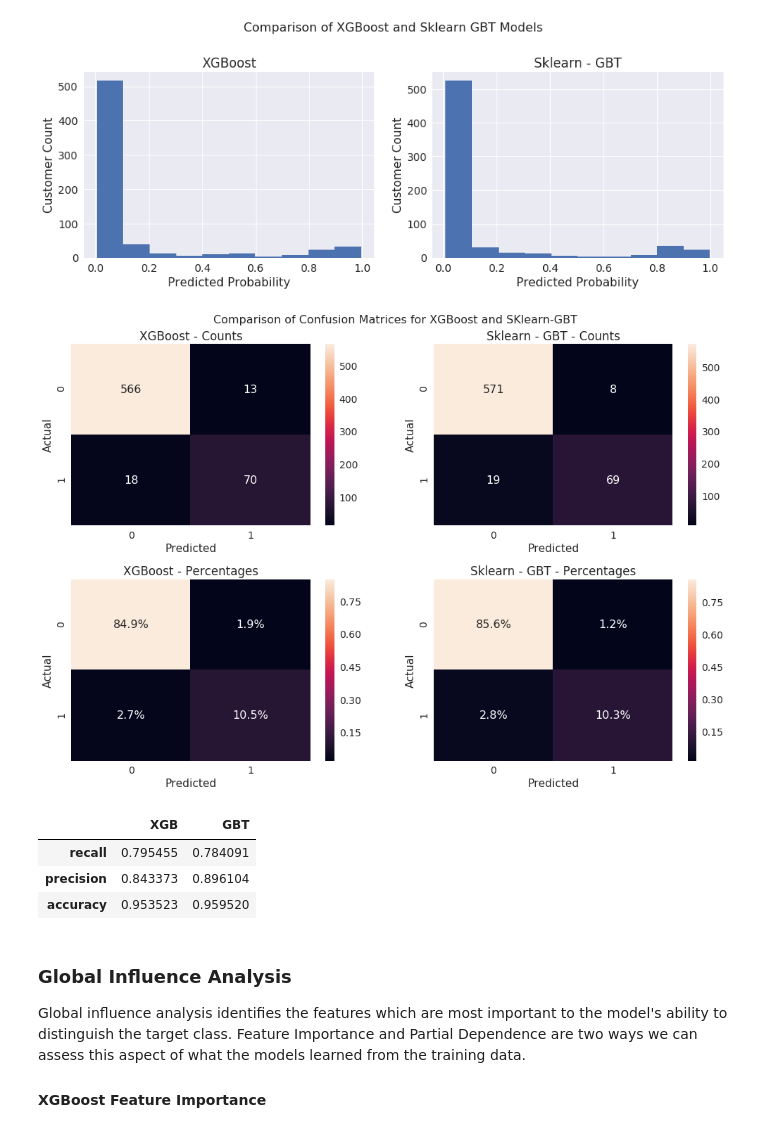
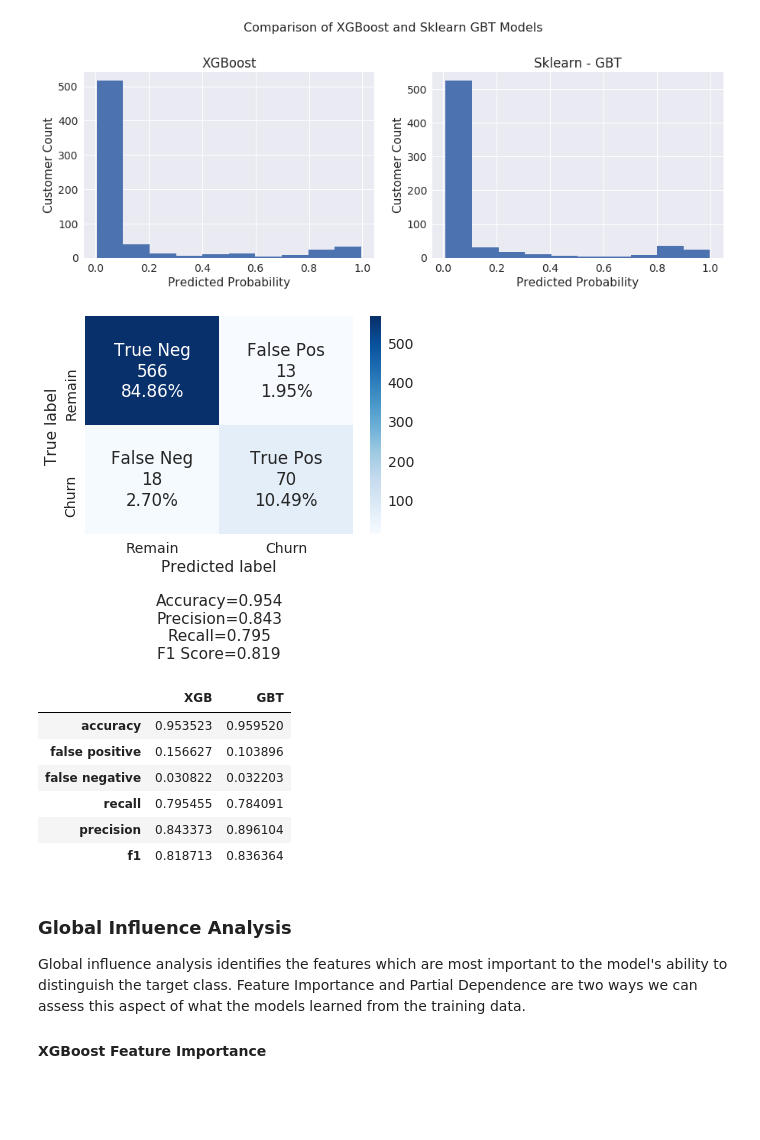
Before and after one commit to mattwinkler/myapplications, a Jupyter notebook: explainable-models/xgboost_customer_churn.ipynb, the cells around one changed output. Drawn from its saved outputs; the diff is of its cells as text; code cells hidden in the pictures; blank space fills up the shorter version.

Commit message:
updated plotting

```diff
--- a/explainable-models/xgboost_customer_churn.ipynb
+++ b/explainable-models/xgboost_customer_churn.ipynb
@@ -387,63 +520,82 @@ plt.show()
 # %%
 from sklearn.metrics import confusion_matrix
 
 sns.set(font_scale=1.4) # for label size
 
-fig, ((ax1, ax2), (ax3, ax4)) = plt.subplots(2, 2, figsize=(15, 10))
-fig.subplots_adjust(top=0.80)
-fig.tight_layout(pad=3.0)
+#fig, ((ax1, ax2), (ax3, ax4)) = plt.subplots(2, 2, figsize=(15, 10))
+#fig.subplots_adjust(top=0.80)
+#fig.tight_layout(pad=3.0)
 
-fig.suptitle('Comparison of Confusion Matrices for XGBoost and SKlearn-GBT', size=16)
+#fig.suptitle('Comparison of Confusion Matrices for XGBoost and SKlearn-GBT', size=16)
 
 xgb_cm = confusion_matrix(y_test, xgb_preds)
 xgb_cm_pct = xgb_cm / xgb_cm.sum()
 
 gbt_cm = confusion_matrix(y_test, gbt_preds)
 gbt_cm_pct = gbt_cm / gbt_cm.sum()
 
-sns.heatmap(xgb_cm, annot=True, annot_kws={"size": 16}, fmt="d", ax=ax1)
-ax1.set_title('XGBoost - Counts')
-ax1.set_xlabel('Predicted')
-ax1.set_ylabel('Actual')
+labels = ['True Neg', 'False Pos', 'False Neg', 'True Pos']
+categories = ['Remain', 'Churn']
 
-sns.heatmap(gbt_cm, annot=True, annot_kws={"size": 16}, fmt="d", ax=ax2)
-ax2.set_title('Sklearn - GBT - Counts')
-ax2.set_xlabel('Predicted')
-ax2.set_ylabel('Actual')
+#sns.heatmap(xgb_cm, group_names=labels, categories=categories, annot=True, annot_kws={"size": 16}, fmt="d", ax=ax1, cmap='Blues')
+#ax1.set_title('XGBoost - Counts')
+#ax1.set_xlabel('Predicted')
+#ax1.set_ylabel('Actual')
 
-sns.heatmap(xgb_cm_pct, annot=True, annot_kws={"size": 16}, fmt=".1%", ax=ax3)
-ax3.set_title('XGBoost - Percentages')
-ax3.set_xlabel('Predicted')
-ax3.set_ylabel('Actual')
+make_confusion_matrix(xgb_cm,
+                      group_names=labels,
+                      categories=categories,
+                      cmap='Blues')
 
-sns.heatmap(gbt_cm_pct, annot=True, annot_kws={"size": 16}, fmt=".1%", ax=ax4)
-ax4.set_title('Sklearn - GBT - Percentages')
-ax4.set_xlabel('Predicted')
-ax4.set_ylabel('Actual')
+# sns.heatmap(gbt_cm, annot=True, annot_kws={"size": 16}, fmt="d", ax=ax2, cmap='Blues')
+# ax2.set_title('Sklearn - GBT - Counts')
+# ax2.set_xlabel('Predicted')
+# ax2.set_ylabel('Actual')
+
+# sns.heatmap(xgb_cm_pct, annot=True, annot_kws={"size": 16}, fmt=".1%", ax=ax3, cmap='Blues')
+# ax3.set_title('XGBoost - Percentages')
+# ax3.set_xlabel('Predicted')
+# ax3.set_ylabel('Actual')
+
+# sns.heatmap(gbt_cm_pct, annot=True, annot_kws={"size": 16}, fmt=".1%", ax=ax4, cmap='Blues')
+# ax4.set_title('Sklearn - GBT - Percentages')
+# ax4.set_xlabel('Predicted')
+# ax4.set_ylabel('Actual')
 
 plt.show()
 # %% [output]
-[figure, old version]
+[figure, new version]
 # %%
 xgb_tn, xgb_fp, xgb_fn, xgb_tp = xgb_cm.ravel()
 gbt_tn, gbt_fp, gbt_fn, gbt_tp = gbt_cm.ravel()
 
+#print(xgb_tn, xgb_fp, xgb_fn, xgb_tp)
+
+xgb_fpr = xgb_fp / (xgb_tp + xgb_fp)
+xgb_fnr = xgb_fn / (xgb_tn + xgb_fn)
 xgb_rec = xgb_tp / (xgb_fn + xgb_tp)
 xgb_prec = xgb_tp / (xgb_tp + xgb_fp)
 xgb_acc = (xgb_tp + xgb_tn) / xgb_cm.sum()
+xgb_f1 = (2 * xgb_prec * xgb_rec) / (xgb_prec + xgb_rec)
 
+gbt_fpr = gbt_fp / (gbt_tp + gbt_fp)
+gbt_fnr = gbt_fn / (gbt_tn + gbt_fn)
 gbt_rec = gbt_tp / (gbt_fn + gbt_tp)
 gbt_prec = gbt_tp / (gbt_tp + gbt_fp)
 gbt_acc = (gbt_tp + gbt_tn) / gbt_cm.sum()
+gbt_f1 = (2 * gbt_prec * gbt_rec) / (gbt_prec + gbt_rec)
 
-df_idx = pd.Series(['recall', 'precision', 'accuracy'])
-pd.DataFrame({"XGB": [xgb_rec, xgb_prec, xgb_acc],
-              "GBT": [gbt_rec, gbt_prec, gbt_acc]}).set_index(df_idx)
+df_idx = pd.Series(['accuracy', 'false positive', 'false negative', 'recall', 'precision', 'f1'])
+pd.DataFrame({"XGB": [xgb_acc, xgb_fpr, xgb_fnr, xgb_rec, xgb_prec, xgb_f1],
+              "GBT": [gbt_acc, gbt_fpr, gbt_fnr, gbt_rec, gbt_prec, gbt_f1]}).set_index(df_idx)
 # %% [output]
 |  | XGB | GBT |
+| accuracy | 0.953523 | 0.959520 |
+| false positive | 0.156627 | 0.103896 |
+| false negative | 0.030822 | 0.032203 |
 | recall | 0.795455 | 0.784091 |
 | precision | 0.843373 | 0.896104 |
-| accuracy | 0.953523 | 0.959520 |
+| f1 | 0.818713 | 0.836364 |
 # %% [markdown]
 ### Global Influence Analysis
 
```
Also changed, not shown: parts of 18 cells of this notebook.
